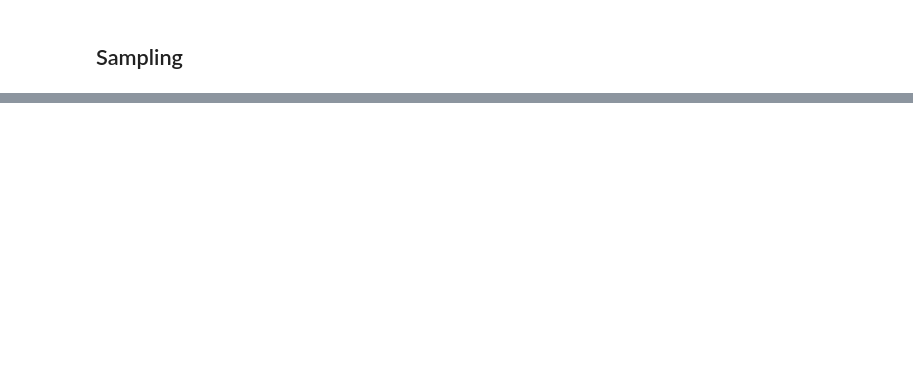
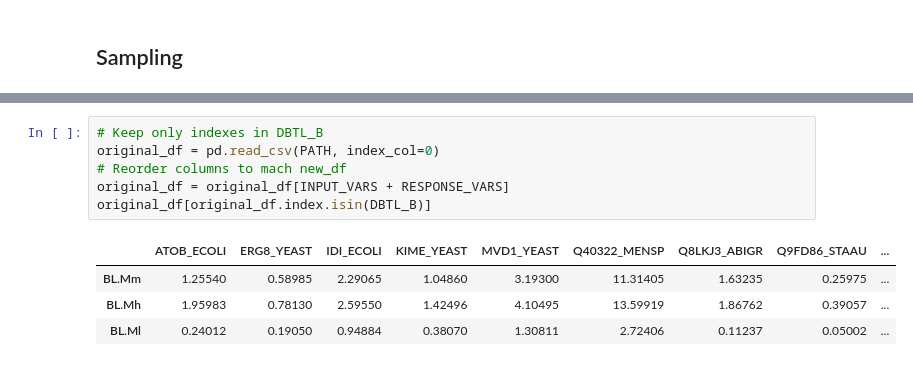
Before and after one commit to costasmexis/straindesignXAI, a Jupyter notebook: notebooks/Limonene.ipynb, the cells around one changed output, grey strips where cells are left out. Drawn from its saved outputs; the diff is of its cells as text; blank space fills up the shorter version.

```diff
--- a/notebooks/Limonene.ipynb
+++ b/notebooks/Limonene.ipynb
@@ -218,0 +409,11 @@ sample_df
+# %%
+# Keep only indexes in DBTL_B
+original_df = pd.read_csv(PATH, index_col=0)
+# Reorder columns to mach new_df
+original_df = original_df[INPUT_VARS + RESPONSE_VARS]
+original_df[original_df.index.isin(DBTL_B)]
+# %% [output]
+|  | ATOB_ECOLI | ERG8_YEAST | IDI_ECOLI | KIME_YEAST | MVD1_YEAST | Q40322_MENSP | Q8LKJ3_ABIGR | Q9FD86_STAAU | ... |
+| BL.Mm | 1.25540 | 0.58985 | 2.29065 | 1.04860 | 3.19300 | 11.31405 | 1.63235 | 0.25975 | ... |
+| BL.Mh | 1.95983 | 0.78130 | 2.59550 | 1.42496 | 4.10495 | 13.59919 | 1.86762 | 0.39057 | ... |
+| BL.Ml | 0.24012 | 0.19050 | 0.94884 | 0.38070 | 1.30811 | 2.72406 | 0.11237 | 0.05002 | ... |
```
Also changed, not shown: parts of 11 cells of this notebook, 2 other files.
